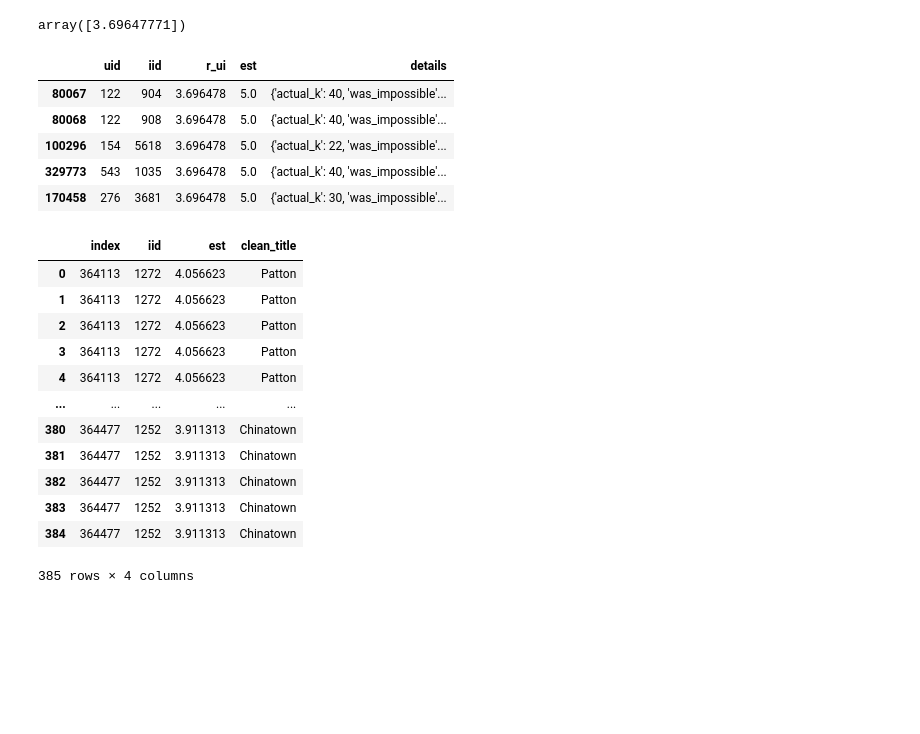
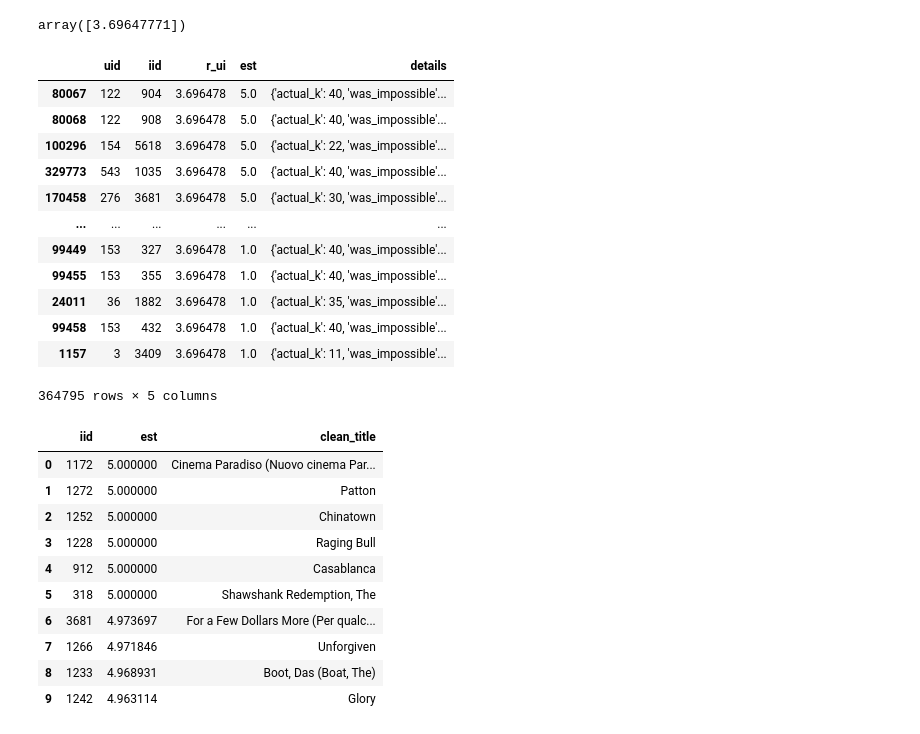
Before and after one commit to LauBetancourt31/Anal-tica-en-Marketing, a Jupyter notebook: 3. Filtros colaborativos.ipynb, the cells around one changed output. Drawn from its saved outputs; the diff is of its cells as text; code cells hidden in the pictures; blank space fills up the shorter version.

Commit message:
Modelos

```diff
--- a/3. Filtros colaborativos.ipynb
+++ b/3. Filtros colaborativos.ipynb
@@ -72,7 +73,7 @@ Este sistema identifica usuarios que han calificado las mismas películas que el
 ratings = pd.read_sql("SELECT * FROM f_ratings where rating>0", conn)
 
 # los datos deben ser leídos en un formato especial para surprise
-reader = Reader(rating_scale=(0.5,5))   # la escala de la calificación
+reader = Reader(rating_scale=(1,5))   # la escala de la calificación
 # las columnas deben estar en orden estándar: user item rating
 data = Dataset.load_from_df(ratings[['user_id','movie_id','rating']], reader)
 # %%
@@ -136,5 +131,5 @@ len(predset)
 # %%
-predictions = gs_model.test(predset) # función muy pesada, hace las predicciones de rating para todos las películas que no haya leído un usuario
+predictions = model.test(predset) # función muy pesada, hace las predicciones de rating para todos las películas que no haya leído un usuario
 # la funcion test recibe un test set constriuido con build_test method, o el que genera crosvalidate
 
 predictions_df = pd.DataFrame(predictions) # esta tabla se puede llevar a una base donde estarán todas las predicciones
@@ -158,7 +153,7 @@ predictions_df['r_ui'].unique() # promedio de ratings
 # %% [output]
 array([3.69647771])
 # %%
-predictions_df.sort_values(by='est',ascending=False).head()
+predictions_df.sort_values(by='est',ascending=False) # se ordena en función del estimador
 # %% [output]
 |  | uid | iid | r_ui | est | details |
 | 80067 | 122 | 904 | 3.696478 | 5.0 | {'actual_k': 40, 'was_impossible'... |
@@ -166,6 +161,13 @@ predictions_df.sort_values(by='est',ascending=False).head()
 | 100296 | 154 | 5618 | 3.696478 | 5.0 | {'actual_k': 22, 'was_impossible'... |
 | 329773 | 543 | 1035 | 3.696478 | 5.0 | {'actual_k': 40, 'was_impossible'... |
 | 170458 | 276 | 3681 | 3.696478 | 5.0 | {'actual_k': 30, 'was_impossible'... |
+| ... | ... | ... | ... | ... | ... |
+| 99449 | 153 | 327 | 3.696478 | 1.0 | {'actual_k': 40, 'was_impossible'... |
+| 99455 | 153 | 355 | 3.696478 | 1.0 | {'actual_k': 40, 'was_impossible'... |
+| 24011 | 36 | 1882 | 3.696478 | 1.0 | {'actual_k': 35, 'was_impossible'... |
+| 99458 | 153 | 432 | 3.696478 | 1.0 | {'actual_k': 40, 'was_impossible'... |
+| 1157 | 3 | 3409 | 3.696478 | 1.0 | {'actual_k': 11, 'was_impossible'... |
+364795 rows × 5 columns
 # %%
 # función para recomendar las 10 películas con mejores predicciones y llevar base de datos para consultar resto de información
 def recomendaciones(user_id,n_recomend=10):
@@ -173,29 +175,31 @@ def recomendaciones(user_id,n_recomend=10):
                     sort_values(by="est", ascending = False).head(n_recomend)
     recomendados = predictions_userID[['iid','est']]
     recomendados.to_sql('reco',conn,if_exists="replace")
-    #recomendados = pd.read_sql('''select a.*, b.clean_title
-    #                         from reco a left join f_movies b
-    #                         on a.iid=b.movie_id ''', conn)
+
+   #  recomendados = pd.read_sql('''
+   #     SELECT a.*, b.clean_title
+   #     FROM reco a
+   #     LEFT JOIN f_ratings b
+   #     ON a.iid = b.movie_id
+   #     ''', conn)
     recomendados = pd.read_sql('''
-        SELECT a.*, b.clean_title
-        FROM reco a
-        LEFT JOIN f_ratings b
-        ON a.iid = b.movie_id
-        ''', conn)
+      SELECT DISTINCT a.iid, a.est, b.clean_title
+      FROM reco a
+      LEFT JOIN f_ratings b
+      ON a.iid = b.movie_id
+      ''', conn)
     return(recomendados)
 # %%
-recomendaciones(user_id=609, n_recomend=10)
+recomendaciones(1,10)
 # %% [output]
-|  | index | iid | est | clean_title |
-| 0 | 364113 | 1272 | 4.056623 | Patton |
-| 1 | 364113 | 1272 | 4.056623 | Patton |
-| 2 | 364113 | 1272 | 4.056623 | Patton |
-| 3 | 364113 | 1272 | 4.056623 | Patton |
-| 4 | 364113 | 1272 | 4.056623 | Patton |
-| ... | ... | ... | ... | ... |
-| 380 | 364477 | 1252 | 3.911313 | Chinatown |
-| 381 | 364477 | 1252 | 3.911313 | Chinatown |
-| 382 | 364477 | 1252 | 3.911313 | Chinatown |
-| 383 | 364477 | 1252 | 3.911313 | Chinatown |
-| 384 | 364477 | 1252 | 3.911313 | Chinatown |
+|  | iid | est | clean_title |
+| 0 | 1172 | 5.000000 | Cinema Paradiso (Nuovo cinema Par... |
+| 1 | 1272 | 5.000000 | Patton |
+| 2 | 1252 | 5.000000 | Chinatown |
+| 3 | 1228 | 5.000000 | Raging Bull |
+| 4 | 912 | 5.000000 | Casablanca |
+| 5 | 318 | 5.000000 | Shawshank Redemption, The |
+| 6 | 3681 | 4.973697 | For a Few Dollars More (Per qualc... |
+| 7 | 1266 | 4.971846 | Unforgiven |
+| 8 | 1233 | 4.968931 | Boot, Das (Boat, The) |
+| 9 | 1242 | 4.963114 | Glory |
-385 rows × 4 columns
```
Also changed, not shown: parts of 5 cells of this notebook, 1 other file.
